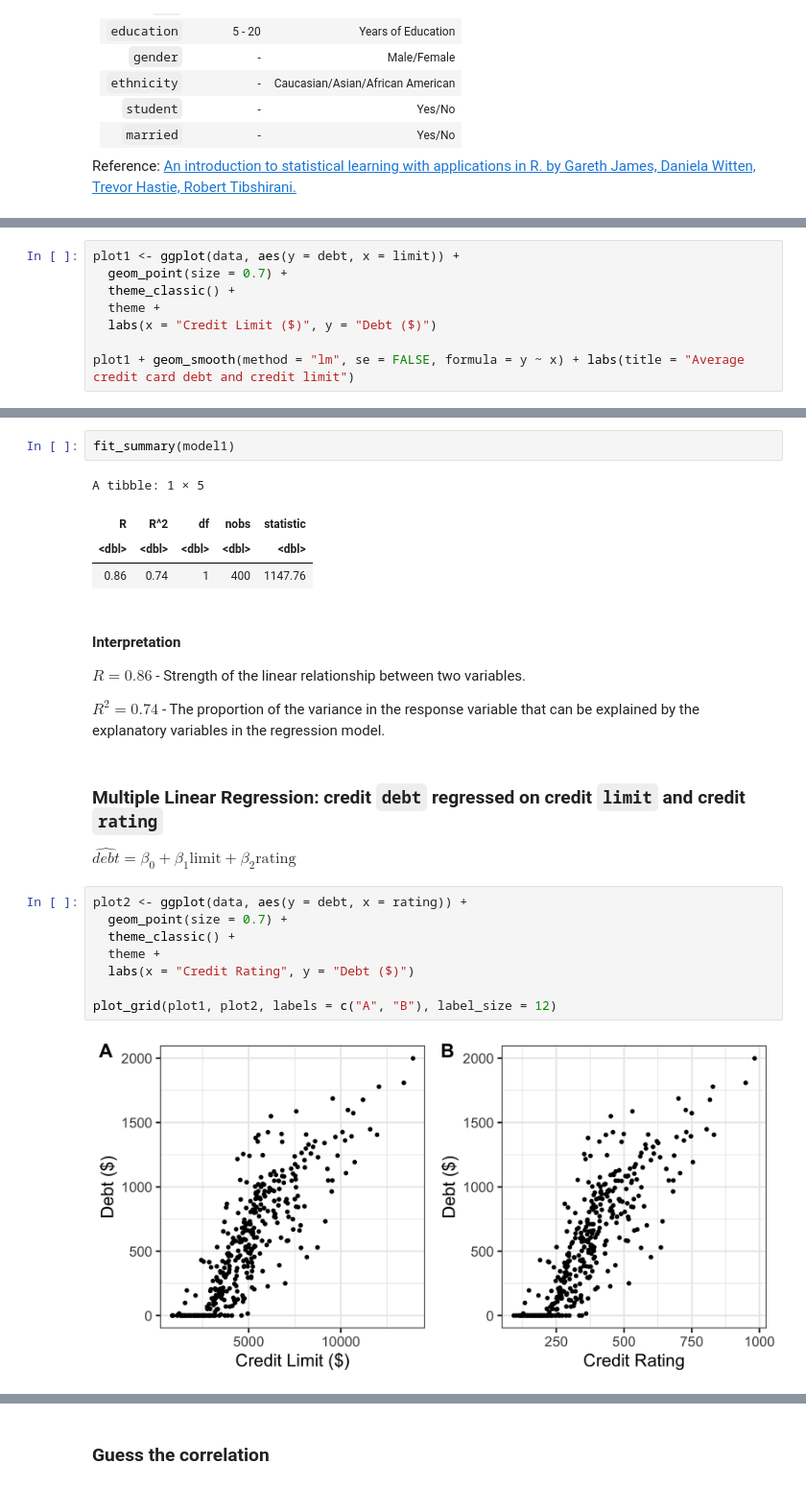
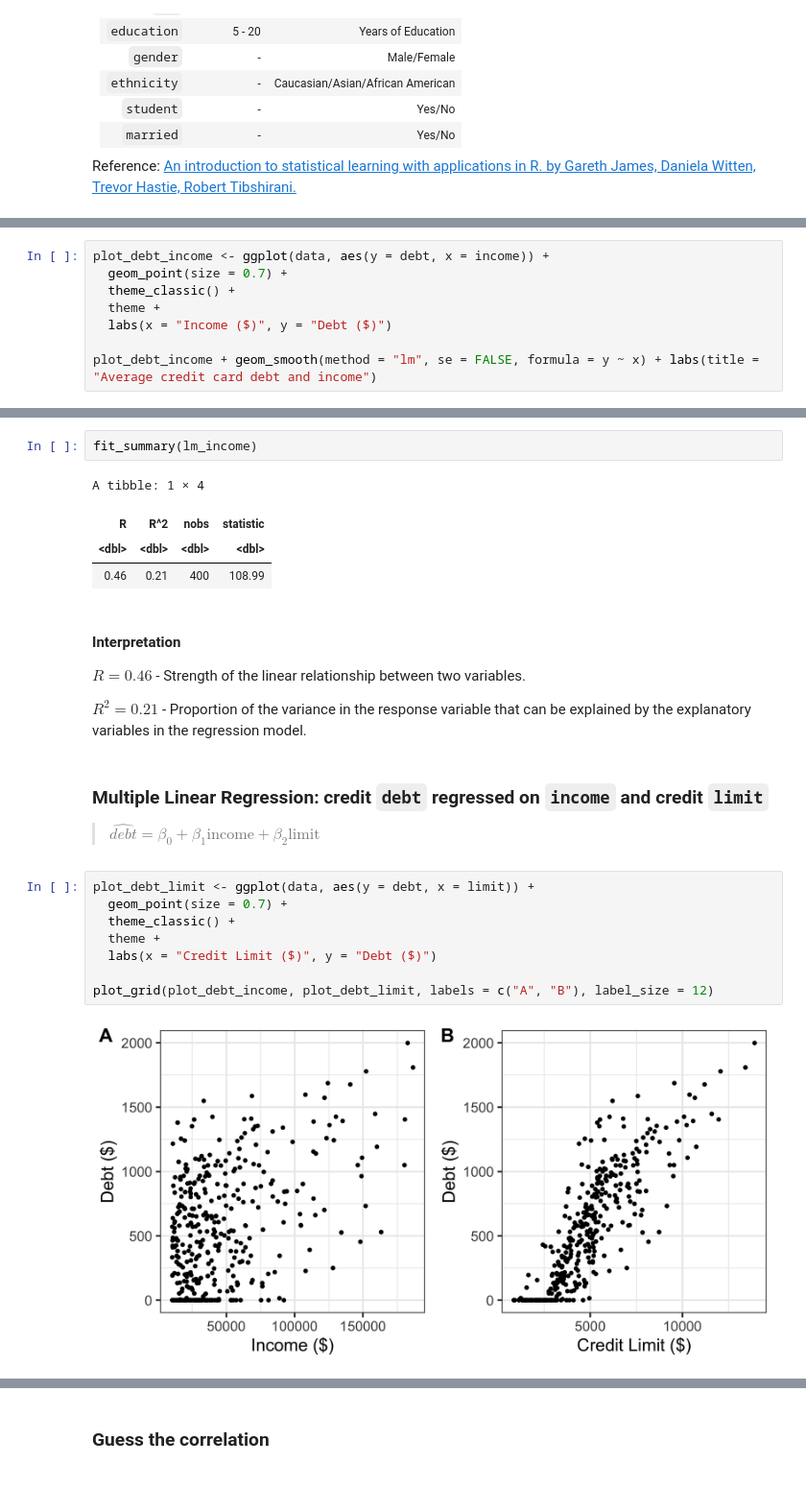
Before and after one commit to org-firasm/ubc_stats, a Jupyter notebook: class/week01/class.ipynb, the cells around one changed output, grey strips where cells are left out. Shown at 96% size. Saved outputs shown, nothing was run; the diff lists cells and outputs as text.

```diff
--- a/class/week01/class.ipynb
+++ b/class/week01/class.ipynb
@@ -119,9 +127,9 @@ $\hat{debt} = \beta_0 + \beta_1\textrm{limit}$
 # %%
-plot1 <- ggplot(data, aes(y = debt, x = limit)) +
+plot_debt_income <- ggplot(data, aes(y = debt, x = income)) +
   geom_point(size = 0.7) +
   theme_classic() +
   theme +
-  labs(x = "Credit Limit ($)", y = "Debt ($)")
+  labs(x = "Income ($)", y = "Debt ($)")
 
-plot1 + geom_smooth(method = "lm", se = FALSE, formula = y ~ x) + labs(title = "Average credit card debt and credit limit")
+plot_debt_income + geom_smooth(method = "lm", se = FALSE, formula = y ~ x) + labs(title = "Average credit card debt and income")
 # %% [output]
@@ -138,28 +146,28 @@ A tibble: 2 × 3
 # %%
-fit_summary(model1)
+fit_summary(lm_income)
 # %% [output]
-A tibble: 1 × 5
+A tibble: 1 × 4
-| R | R^2 | df | nobs | statistic |
-| <dbl> | <dbl> | <dbl> | <dbl> | <dbl> |
-| 0.86 | 0.74 | 1 | 400 | 1147.76 |
+| R | R^2 | nobs | statistic |
+| <dbl> | <dbl> | <dbl> | <dbl> |
+| 0.46 | 0.21 | 400 | 108.99 |
 # %% [markdown]
 #### Interpretation
 
-$R = 0.86 $ - Strength of the linear relationship between two variables.
+$R = 0.46 $ - Strength of the linear relationship between two variables.
 
-$R^2 = 0.74 $ -  The proportion of the variance in the response variable that can be explained by the explanatory variables in the regression model.
+$R^2 = 0.21 $ -  Proportion of the variance in the response variable that can be explained by the explanatory variables in the regression model.
 # %% [markdown]
-### Multiple Linear Regression: credit `debt` regressed on credit `limit` and credit `rating`
+### Multiple Linear Regression: credit `debt` regressed on `income` and credit `limit`
 
-$\hat{debt} = \beta_0 + \beta_1\textrm{limit} + \beta_2\textrm{rating}$
+> $\hat{debt} = \beta_0 + \beta_1\textrm{income} + \beta_2\textrm{limit}$
 # %%
-plot2 <- ggplot(data, aes(y = debt, x = rating)) +
+plot_debt_limit <- ggplot(data, aes(y = debt, x = limit)) +
   geom_point(size = 0.7) +
   theme_classic() +
   theme +
-  labs(x = "Credit Rating", y = "Debt ($)")
+  labs(x = "Credit Limit ($)", y = "Debt ($)")
 
-plot_grid(plot1, plot2, labels = c("A", "B"), label_size = 12)
+plot_grid(plot_debt_income, plot_debt_limit, labels = c("A", "B"), label_size = 12)
 # %% [output]
-[figure, old version]
+[figure, new version]
 # %%
```
Also changed, not shown: parts of 50 cells of this notebook, 2 other files.
